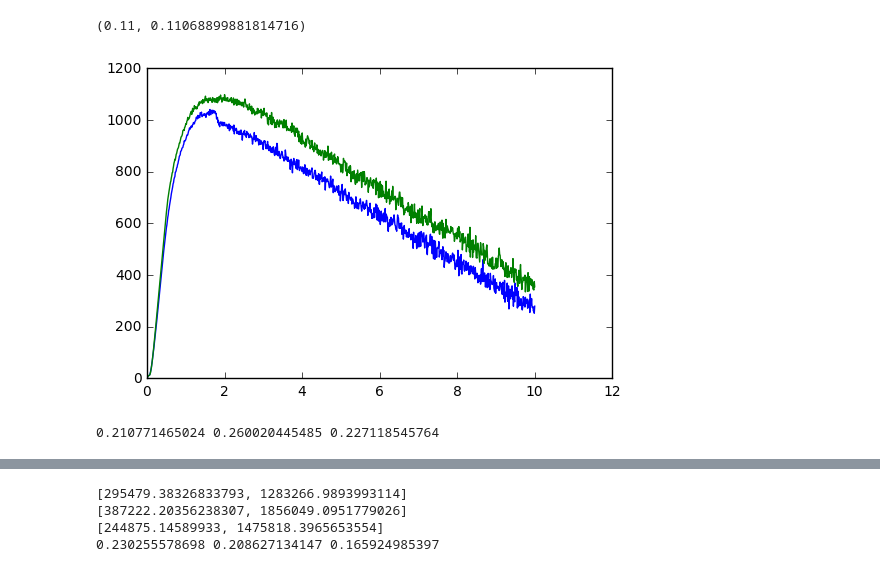
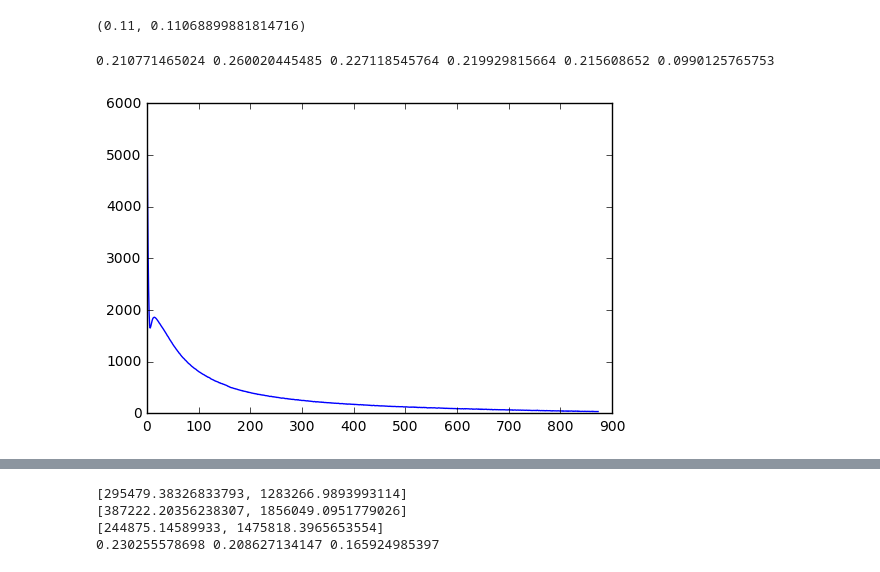
Before and after one commit to cduranalarcon/Lidar_DDU, a Jupyter notebook: Notebooks/System_calibration.ipynb, the cells around one changed output, grey strips where cells are left out. Cells and saved outputs as stored; diff of their text form; code cells hidden in the pictures.

```diff
--- a/Notebooks/System_calibration.ipynb
+++ b/Notebooks/System_calibration.ipynb
@@ -43,16 +43,29 @@ def CalSys(year, month, day, hour, TRES=TRES, VRES=VRES, rlim=8, doshow=True):
 
     path_in = "I:/PHD/Lidar/Processing_V3/Signals/"+str(TRES)+"min"+str(VRES)+"bins/"
     filename1 = path_in+"Par90_bc/Par90bc_"+str(year)+str(month).zfill(2)+str(day).zfill(2)+"_"+str(TRES)+"min_"+str(VRES)+"bins.dat"
+    filename2 = path_in+"Par10_bc/Par10bc_"+str(year)+str(month).zfill(2)+str(day).zfill(2)+"_"+str(TRES)+"min_"+str(VRES)+"bins.dat"
     filename3 = path_in+"Per_bc/Perbc_"+str(year)+str(month).zfill(2)+str(day).zfill(2)+"_"+str(TRES)+"min_"+str(VRES)+"bins.dat"
+
+    filenameSNR = path_in+"SNR/SNR_Par90_"+str(year)+str(month).zfill(2)+str(day).zfill(2)+"_"+str(TRES)+"min_"+str(VRES)+"bins.dat"
 
     r   = np.loadtxt(path_in+"R_"+str(TRES)+"min_"+str(VRES)+"bins.dat")
     Mat_Spar = np.loadtxt(filename1)
+    Mat_Spar10 = np.loadtxt(filename2)
     Mat_Sper = np.loadtxt(filename3)
+    SNR_Spar = np.loadtxt(filenameSNR)
 
     pix_r = np.squeeze(np.where(r >= rlim))[0]
 
+    #SNR_par2 = np.ma.masked_where(~(SNR_par>30),SNR_par)
+    #pix_r2 = np.squeeze(np.where(r >= 0.3))[0]
+
     Spar = Mat_Spar[int((60./TRES)*hour),:]
+    Spar10 = Mat_Spar10[int((60./TRES)*hour),:]
     Sper = Mat_Sper[int((60./TRES)*hour),:]
+
+    SNR_Spar2 = SNR_Spar[int((60./TRES)*hour),:]
+
+    #pixK = np.where(~(SNR_Spar2>30))
 
     r_sm = BG_corr(Spar,r, year, month, day,rcf0 = 8)[2]
     sm = BG_corr(Spar,r, year, month, day,rcf0 = 8)[3]
@@ -73,7 +86,11 @@ def CalSys(year, month, day, hour, TRES=TRES, VRES=VRES, rlim=8, doshow=True):
     Cpar_std = np.nanstd(Cpar_[pix_r:])
     Cper_std = np.nanstd(Cper_[pix_r:])
 
-    K = np.nanmedian((0.00366/(Sper/Spar)))
+
+
+    K = np.nanmedian((0.00366/(Sper/Spar)))#[pixK])
+    #pylab.plot(r[pixK],(0.00366/(Sper/Spar))[pixK])
+    #pylab.show()
 
     if doshow == True:
 
@@ -106,24 +123,40 @@ def CalSys(year, month, day, hour, TRES=TRES, VRES=VRES, rlim=8, doshow=True):
         pylab.show()
 
         print "Cpar = ", Cpar,'/std = ',Cpar_std,"Cper = ",Cper,'/std = ',Cper_std,"Cpar/Cper = ", Cpar/Cper
-    return [[Cpar,Cper], [Spar, Sper], r, K]
+    return [[Cpar,Cper], [Spar,Spar10, Sper], r, K, SNR_Spar2]
 
 #2017/02/25 14UTC
 #2017/03/08 14UTC
 #2017/03/13 14UTC
 #2017/03/15 14UTC
 #2017/03/18 14UTC
+#2017/04/01 10UTC
+#2017/04/05 10UTC
+#2017/04/18 14UTC
+#2017/06/01 14UTC
 
-C1,P1,r,K1 = CalSys(year, 2, 25,14, TRES = 5, VRES = 3, doshow = False)
-C3,P2,r,K2 = CalSys(year, 3, 8, 14, TRES = 5, VRES = 3, doshow = False)
-C3,P3,r,K3 = CalSys(year, 3, 18, 13, TRES = 5, VRES = 3, doshow = False)
+
+
+C1,P1,r,K1, SNR1 = CalSys(year, 2, 25,14, TRES = 5, VRES = 3, doshow = False)
+C3,P2,r,K2, SNR2 = CalSys(year, 3, 8, 14, TRES = 5, VRES = 3, doshow = False)
+C3,P3,r,K3, SNR3 = CalSys(year, 3, 18, 13, TRES = 5, VRES = 3, doshow = False)
+C4,P4,r,K4, SNR4 = CalSys(year, 3, 20, 16, TRES = 5, VRES = 3, doshow = False)
+C5,P5,r,K5, SNR5 = CalSys(year, 3, 21, 14, TRES = 5, VRES = 3, doshow = False)
+
+year = 2017
+month = 7
+day = 3
+hour = 12
+#C,P,r,K = CalSys(year, 5, 23, 12, TRES = 5, VRES = 3, doshow = False)
+#C,P,r,K = CalSys(year, 5, 26, 12, TRES = 5, VRES = 3, doshow = False)
+#C,P,r,K = CalSys(year, 6, 11,15, TRES = 5, VRES = 3, doshow = False) Very low Par
+C,P,r,K, SNR = CalSys(year, month, day,hour, TRES = 5, VRES = 3, doshow = False)
+
+print K1,K2,K3,K4,K5,K
+# %% [output]
+0.210771465024 0.260020445485 0.227118545764 0.219929815664 0.215608652 0.0990125765753
 # %%
-pylab.plot(r,P1[0])
-pylab.plot(r,P2[0])
+pylab.plot(SNR1)
 pylab.show()
 # %% [output]
-[figure, old version]
+[figure, new version]
-# %%
-print K1,K2,K3
-# %% [output]
-0.210771465024 0.260020445485 0.227118545764
```
Also changed, not shown: parts of 5 cells of this notebook.
